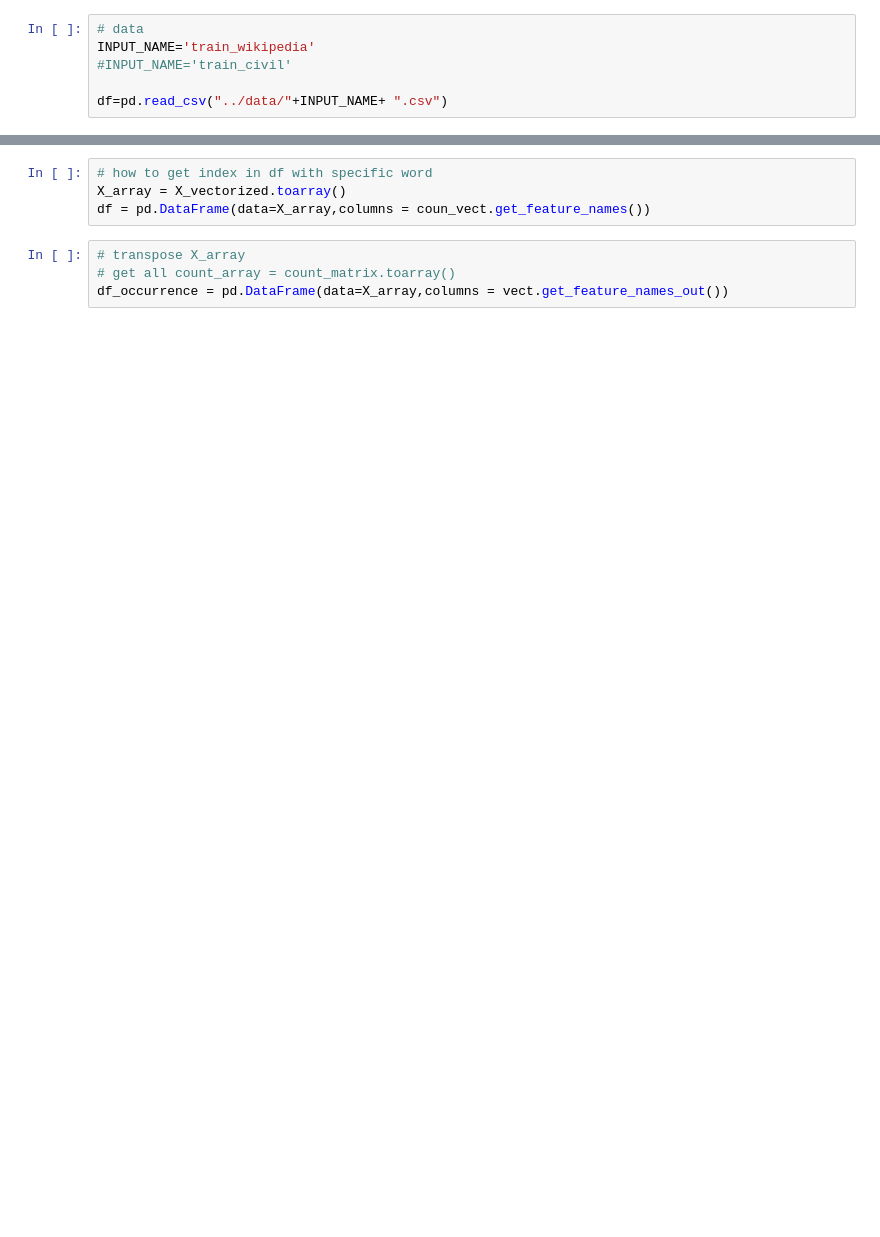
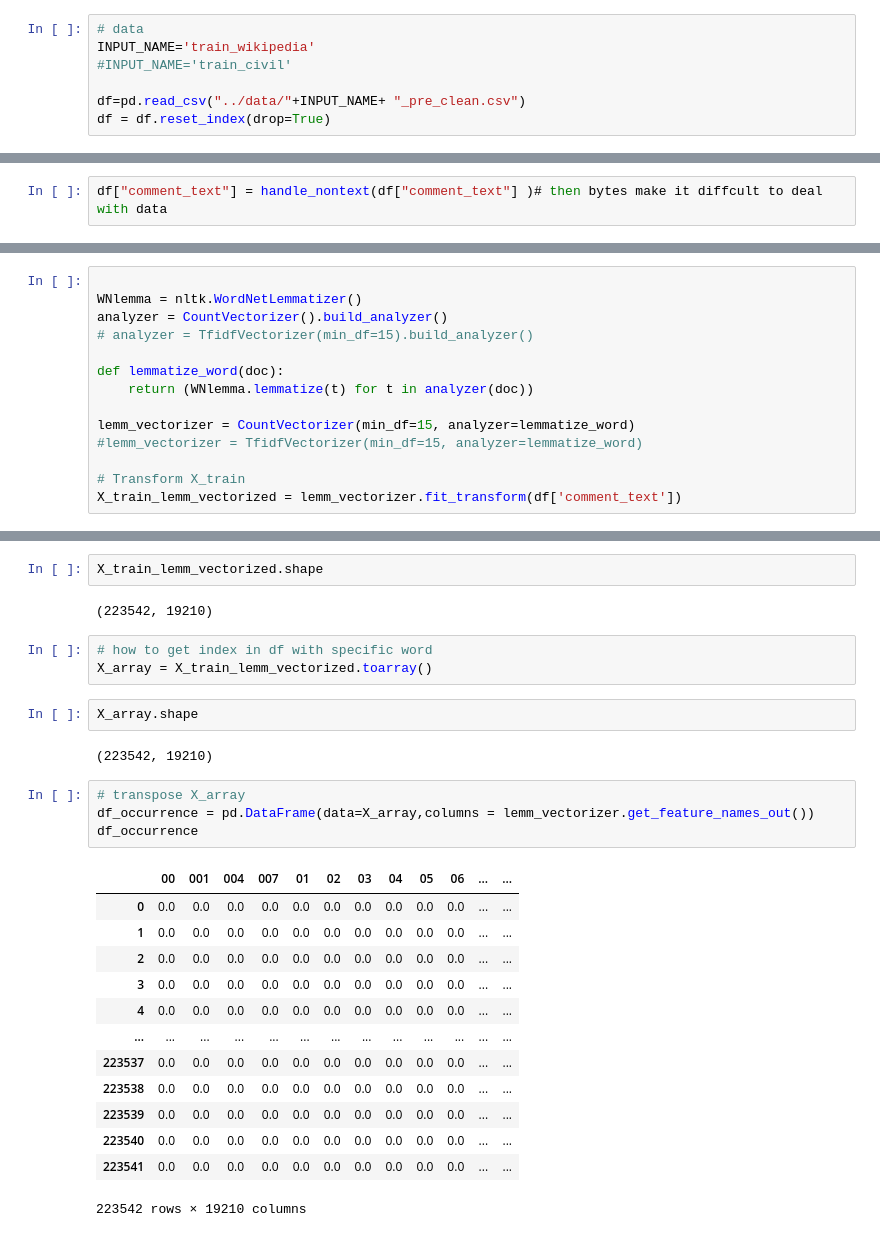
Before and after one commit to Sofisalda1/detoxifying-my-social-media, a Jupyter notebook: notebooks/baselinemodel.ipynb, the cells around one changed output, grey strips where cells are left out. Drawn from its saved outputs; the diff is of its cells as text; blank space fills up the shorter version.

Commit message:
update cleanup and protocols

```diff
--- a/notebooks/baselinemodel.ipynb
+++ b/notebooks/baselinemodel.ipynb
@@ -6,4 +24,5 @@ import numpy as np
 INPUT_NAME='train_wikipedia'
 #INPUT_NAME='train_civil'
 
-df=pd.read_csv("../data/"+INPUT_NAME+ ".csv")
+df=pd.read_csv("../data/"+INPUT_NAME+ "_pre_clean.csv")
+df = df.reset_index(drop=True)
@@ -48,0 +43,2 @@ vect.vocabulary_
+# %%
+df["comment_text"] = handle_nontext(df["comment_text"] )# then bytes make it diffcult to deal with data
@@ -65,0 +62,14 @@ print(get_term(vect.vocabulary_, 1189))
+# %%
+
+WNlemma = nltk.WordNetLemmatizer()
+analyzer = CountVectorizer().build_analyzer()
+# analyzer = TfidfVectorizer(min_df=15).build_analyzer()
+
+def lemmatize_word(doc):
+    return (WNlemma.lemmatize(t) for t in analyzer(doc))
+
+lemm_vectorizer = CountVectorizer(min_df=15, analyzer=lemmatize_word)
+#lemm_vectorizer = TfidfVectorizer(min_df=15, analyzer=lemmatize_word)
+
+# Transform X_train
+X_train_lemm_vectorized = lemm_vectorizer.fit_transform(df['comment_text'])
@@ -66,9 +96,30 @@ print(get_term(vect.vocabulary_, 1189))
+# %%
+X_train_lemm_vectorized.shape
+# %% [output]
+(223542, 19210)
 # %%
 # how to get index in df with specific word
-X_array = X_vectorized.toarray()
-df = pd.DataFrame(data=X_array,columns = coun_vect.get_feature_names())
+X_array = X_train_lemm_vectorized.toarray()
+# %%
+X_array.shape
+# %% [output]
+(223542, 19210)
 # %%
 # transpose X_array
-# get all count_array = count_matrix.toarray()
-df_occurrence = pd.DataFrame(data=X_array,columns = vect.get_feature_names_out())
+df_occurrence = pd.DataFrame(data=X_array,columns = lemm_vectorizer.get_feature_names_out())
+df_occurrence
+# %% [output]
+|  | 00 | 001 | 004 | 007 | 01 | 02 | 03 | 04 | 05 | 06 | ... | ... |
+| 0 | 0.0 | 0.0 | 0.0 | 0.0 | 0.0 | 0.0 | 0.0 | 0.0 | 0.0 | 0.0 | ... | ... |
+| 1 | 0.0 | 0.0 | 0.0 | 0.0 | 0.0 | 0.0 | 0.0 | 0.0 | 0.0 | 0.0 | ... | ... |
+| 2 | 0.0 | 0.0 | 0.0 | 0.0 | 0.0 | 0.0 | 0.0 | 0.0 | 0.0 | 0.0 | ... | ... |
+| 3 | 0.0 | 0.0 | 0.0 | 0.0 | 0.0 | 0.0 | 0.0 | 0.0 | 0.0 | 0.0 | ... | ... |
+| 4 | 0.0 | 0.0 | 0.0 | 0.0 | 0.0 | 0.0 | 0.0 | 0.0 | 0.0 | 0.0 | ... | ... |
+| ... | ... | ... | ... | ... | ... | ... | ... | ... | ... | ... | ... | ... |
+| 223537 | 0.0 | 0.0 | 0.0 | 0.0 | 0.0 | 0.0 | 0.0 | 0.0 | 0.0 | 0.0 | ... | ... |
+| 223538 | 0.0 | 0.0 | 0.0 | 0.0 | 0.0 | 0.0 | 0.0 | 0.0 | 0.0 | 0.0 | ... | ... |
+| 223539 | 0.0 | 0.0 | 0.0 | 0.0 | 0.0 | 0.0 | 0.0 | 0.0 | 0.0 | 0.0 | ... | ... |
+| 223540 | 0.0 | 0.0 | 0.0 | 0.0 | 0.0 | 0.0 | 0.0 | 0.0 | 0.0 | 0.0 | ... | ... |
+| 223541 | 0.0 | 0.0 | 0.0 | 0.0 | 0.0 | 0.0 | 0.0 | 0.0 | 0.0 | 0.0 | ... | ... |
+223542 rows × 19210 columns
 # %%
```
Also changed, not shown: parts of 18 cells of this notebook, 4 other files.
